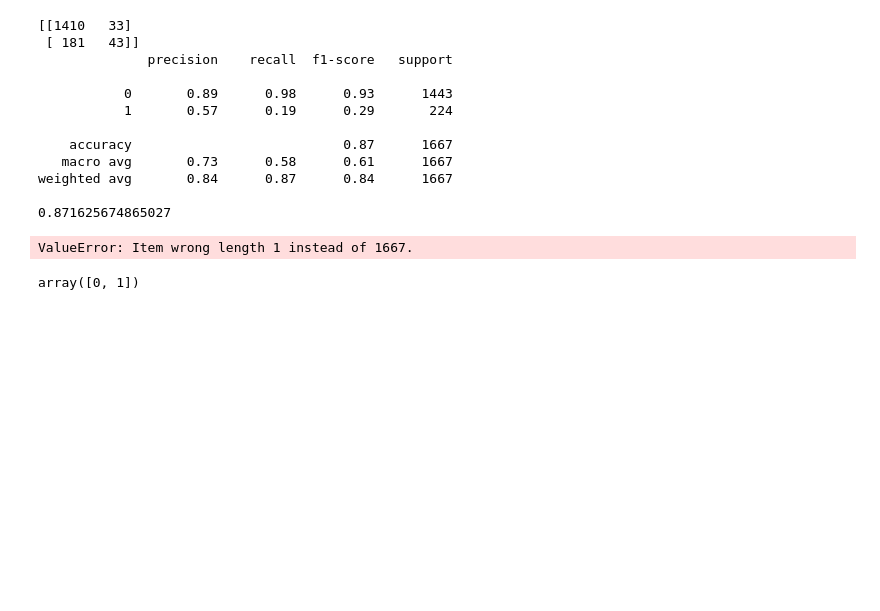
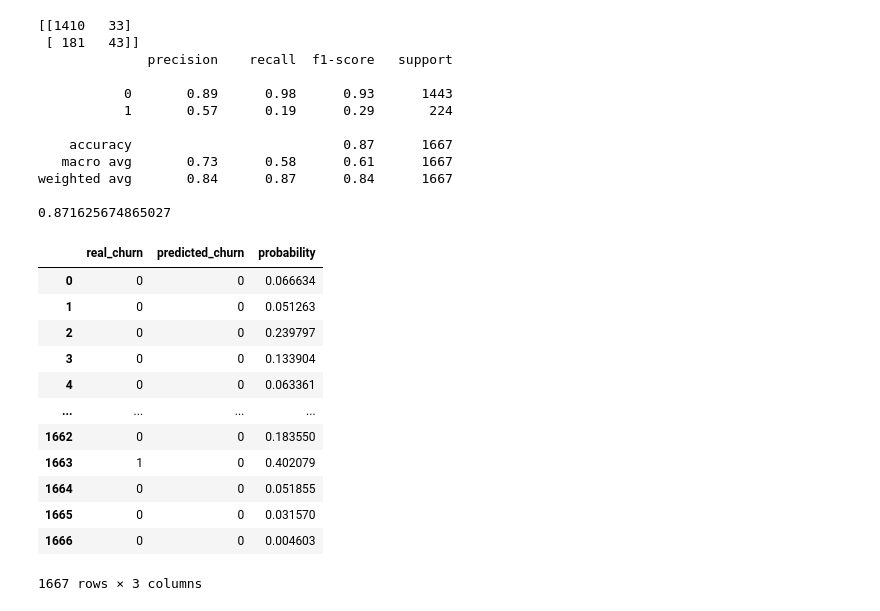
Before and after one commit to naiaraap/Predicting_Customer_Churn_in_Telecommunication_Operators, a Jupyter notebook: Predicting_Customer_Churn_in_Telecom_Operators.ipynb, the cells around one changed output. Cells and saved outputs as stored; diff of their text form; code cells hidden in the pictures; blank space fills up the shorter version.

```diff
--- a/Predicting_Customer_Churn_in_Telecom_Operators.ipynb
+++ b/Predicting_Customer_Churn_in_Telecom_Operators.ipynb
@@ -892,8 +892,9 @@ resul.head()
 GridSearch exibed the best result
 # %%
 # Final model
-churn_prob = grid_search.predict(Xsd_test)
-pred = churn_prob.round()
+pred = grid_search.predict(Xsd_test).round()
+
+churn_prob = grid_search.predict_proba(Xsd_test)[:,1]
 
 result = pd.DataFrame({'real_churn': ysd_test, 'predicted_churn': pred,
                       'probability': churn_prob})
@@ -915,10 +916,18 @@ weighted avg       0.84      0.87      0.84      1667
 
 0.871625674865027
 # %%
-display(result[[result.probability > 0]])
+display(result)
 # %% [output]
+|  | real_churn | predicted_churn | probability |
+| 0 | 0 | 0 | 0.066634 |
+| 1 | 0 | 0 | 0.051263 |
+| 2 | 0 | 0 | 0.239797 |
+| 3 | 0 | 0 | 0.133904 |
+| 4 | 0 | 0 | 0.063361 |
+| ... | ... | ... | ... |
+| 1662 | 0 | 0 | 0.183550 |
+| 1663 | 1 | 0 | 0.402079 |
+| 1664 | 0 | 0 | 0.051855 |
+| 1665 | 0 | 0 | 0.031570 |
+| 1666 | 0 | 0 | 0.004603 |
-ValueError: Item wrong length 1 instead of 1667.
+1667 rows × 3 columns
-# %%
-result.probability.unique()
-# %% [output]
-array([0, 1])
```
Also changed, not shown: parts of 2 cells of this notebook.
